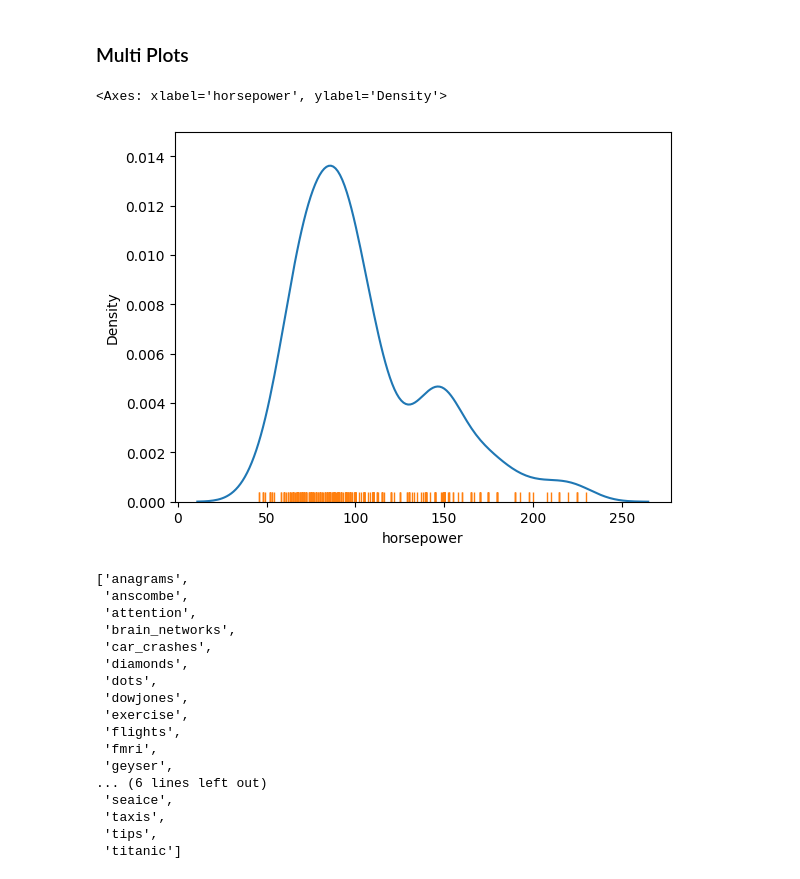
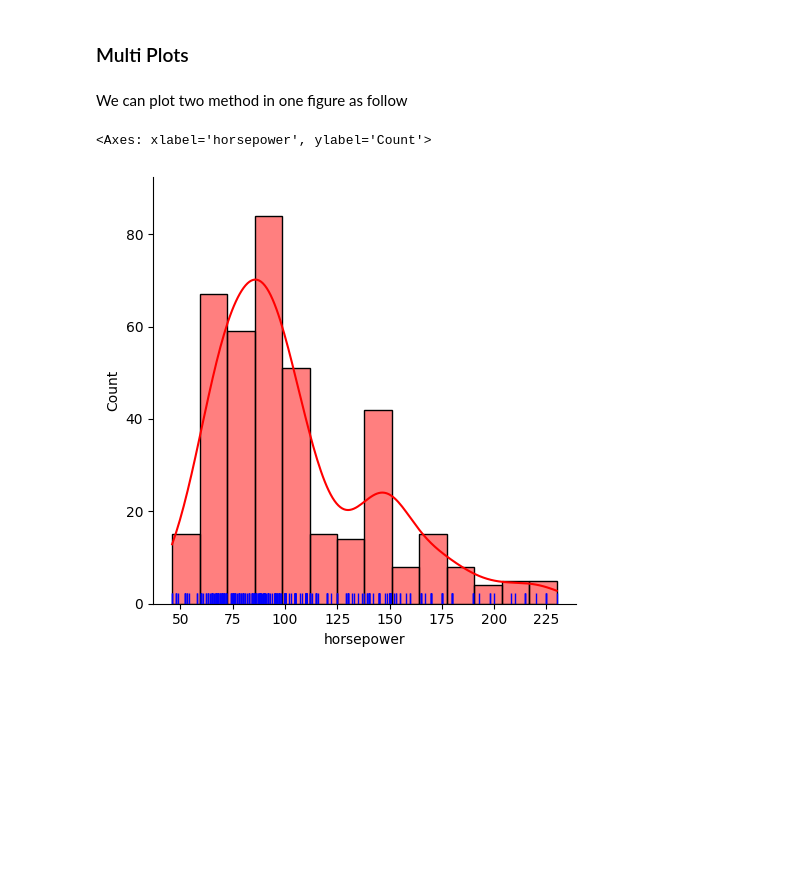
Before and after one commit to TheGeekers/DataScience-Notebooks, a Jupyter notebook: seaborn/01_Seaborn_Distributions.ipynb, the cells around one changed output. Cells and saved outputs as stored; diff of their text form; code cells hidden in the pictures; blank space fills up the shorter version.

```diff
--- a/seaborn/01_Seaborn_Distributions.ipynb
+++ b/seaborn/01_Seaborn_Distributions.ipynb
@@ -92,2 +133,0 @@ mpg[['horsepower','weight']].corr()
-# %%
-mpg['PowerPerCylinders'] = mpg['horsepower']/mpg['cylinders']
@@ -131,28 +159,10 @@ sns.kdeplot(mpg['horsepower'])
 # %% [markdown]
 ### Multi Plots
+# %% [markdown]
+We can plot two method in one figure as follow
 # %%
-sns.kdeplot(mpg['horsepower'])
-sns.rugplot(mpg['horsepower'])
+sns.displot(mpg['horsepower'],kde = True,color='r')
+sns.rugplot(mpg['horsepower'],color='b')
 # %% [output]
-<Axes: xlabel='horsepower', ylabel='Density'>
+<Axes: xlabel='horsepower', ylabel='Count'>
-[figure, old version]
+[figure, new version]
-# %%
-sns.get_dataset_names()
-# %% [output]
-['anagrams',
- 'anscombe',
- 'attention',
- 'brain_networks',
- 'car_crashes',
- 'diamonds',
- 'dots',
- 'dowjones',
- 'exercise',
- 'flights',
- 'fmri',
- 'geyser',
-... (6 lines left out)
- 'seaice',
- 'taxis',
- 'tips',
- 'titanic']
```
Also changed, not shown: parts of 28 cells of this notebook, 2 other files.
